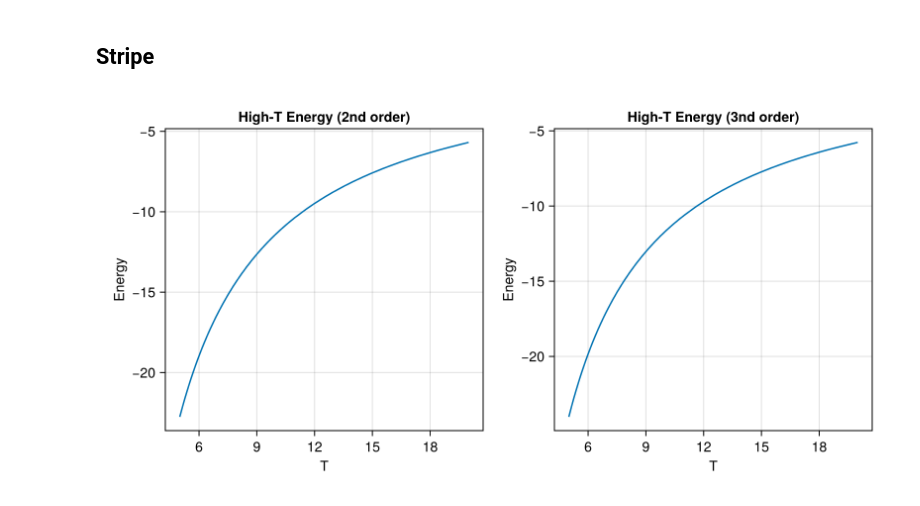
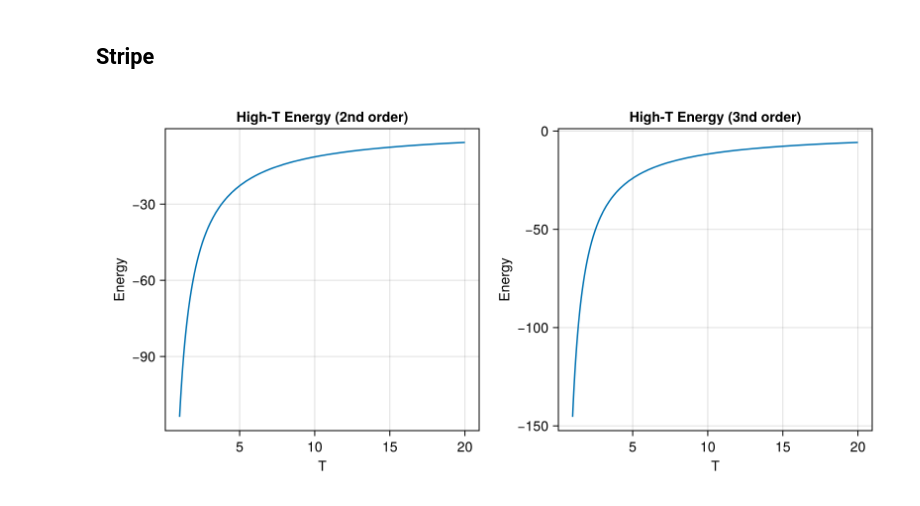
Before and after one commit to PatXue/WignerMolecule.jl, a Jupyter notebook: high-temp/plotting.ipynb, the cells around one changed output. Saved outputs shown, nothing was run; the diff lists cells and outputs as text; code cells hidden in the pictures.

Commit message:
Plot over T=1:20 instead

```diff
--- a/high-temp/plotting.ipynb
+++ b/high-temp/plotting.ipynb
@@ -58,9 +60,9 @@ $116.0 \pm 54.0$
 # %%
 fig = Figure(size=(800,400))
 fig[1,1] = ax1 = Axis(fig, title="High-T Energy (2nd order)", xlabel="T", ylabel="Energy")
-lines!(ax1, 5..20, getexpansion("stripe", 2))
+lines!(ax1, 1..20, getexpansion("stripe", 2))
 fig[1,2] = ax2 = Axis(fig, title="High-T Energy (3nd order)", xlabel="T", ylabel="Energy")
-lines!(ax2, 5..20, getexpansion("stripe", 3))
+lines!(ax2, 1..20, getexpansion("stripe", 3))
 fig
 # %% [output]
-[figure, old version]
+[figure, new version]
```
Also changed, not shown: parts of 1 cell of this notebook.
